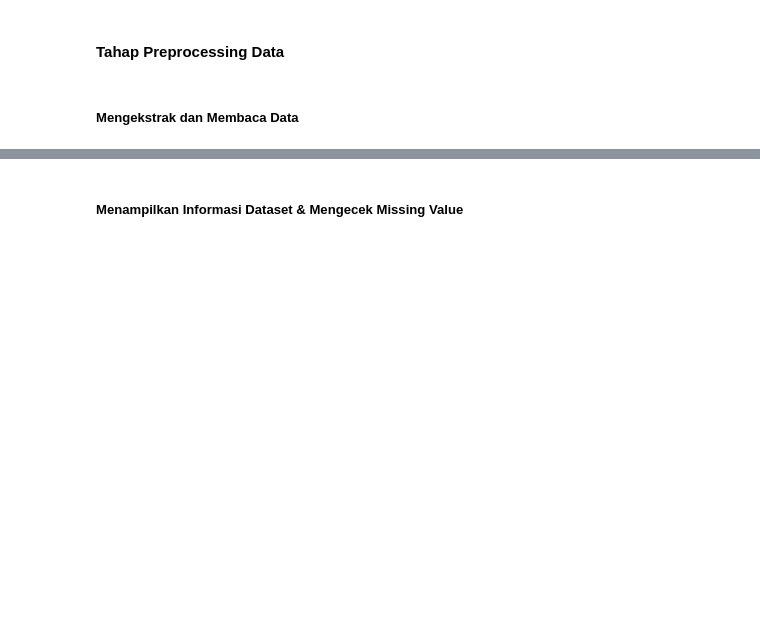
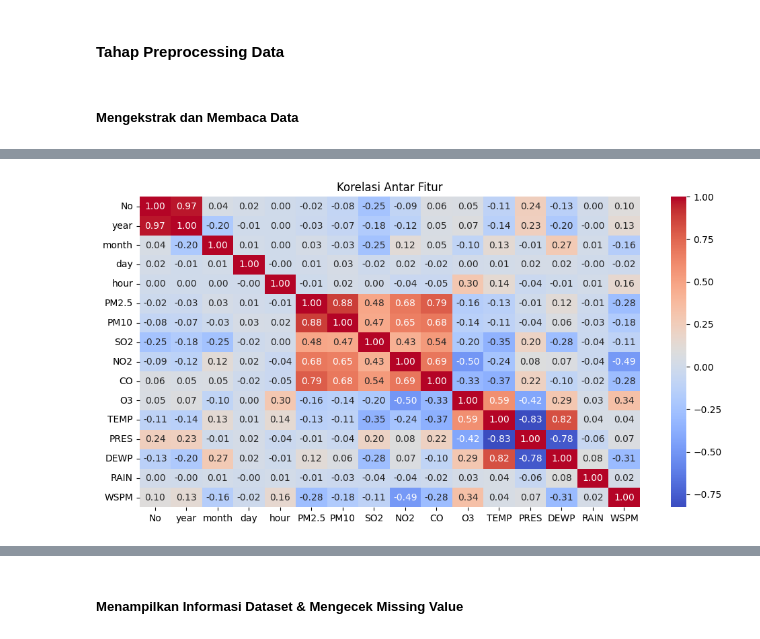
Before and after one commit to Hidayattt24/Kelompok_09_Tugas01_Data_Preparation, a Jupyter notebook: Kelompok9.ipynb, the cells around one changed output, grey strips where cells are left out. Drawn from its saved outputs; the diff is of its cells as text; code cells hidden in the pictures; blank space fills up the shorter version.

```diff
--- a/Kelompok9.ipynb
+++ b/Kelompok9.ipynb
@@ -35,0 +69,14 @@ Proses mengekstrak dan membaca data akan dilakukan dengan menggunakan library pa
+# %%
+# Hitung korelasi antar fitur numerik
+correlation_matrix = df_numeric.corr(method='pearson')
+
+# Tampilkan heatmap korelasi
+plt.figure(figsize=(12, 6))
+sns.heatmap(correlation_matrix, annot=True, cmap="coolwarm", fmt=".2f")
+plt.title("Korelasi Antar Fitur")
+plt.show()
+
+# Jika ingin menggabungkan kembali setelah analisis, gunakan:
+df_final = pd.concat([df_numeric, df_categorical], axis=1)
+# %% [output]
+[figure, added]
```
Also changed, not shown: parts of 29 cells of this notebook.
